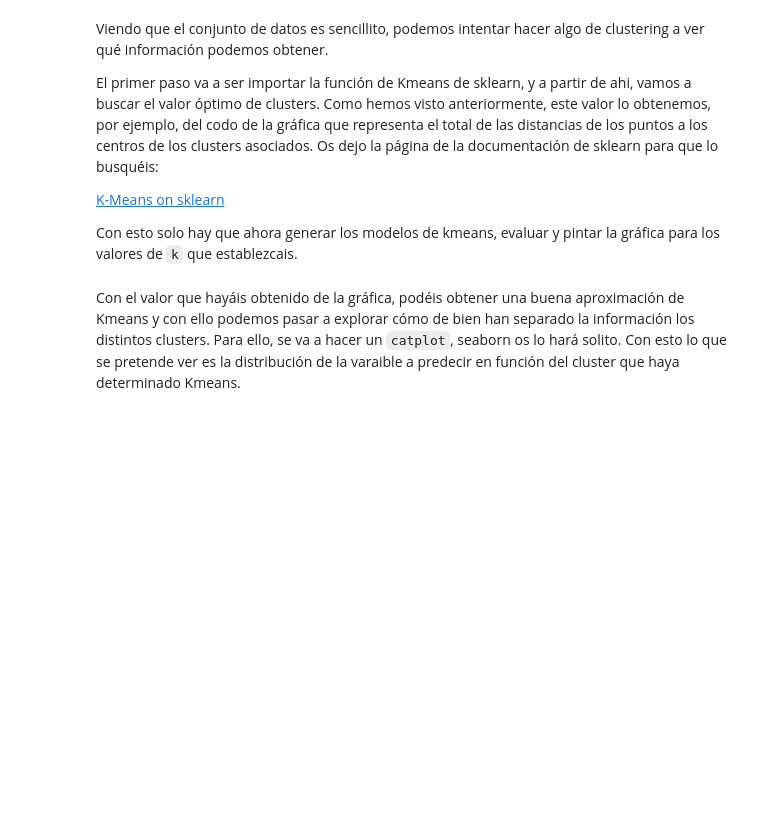
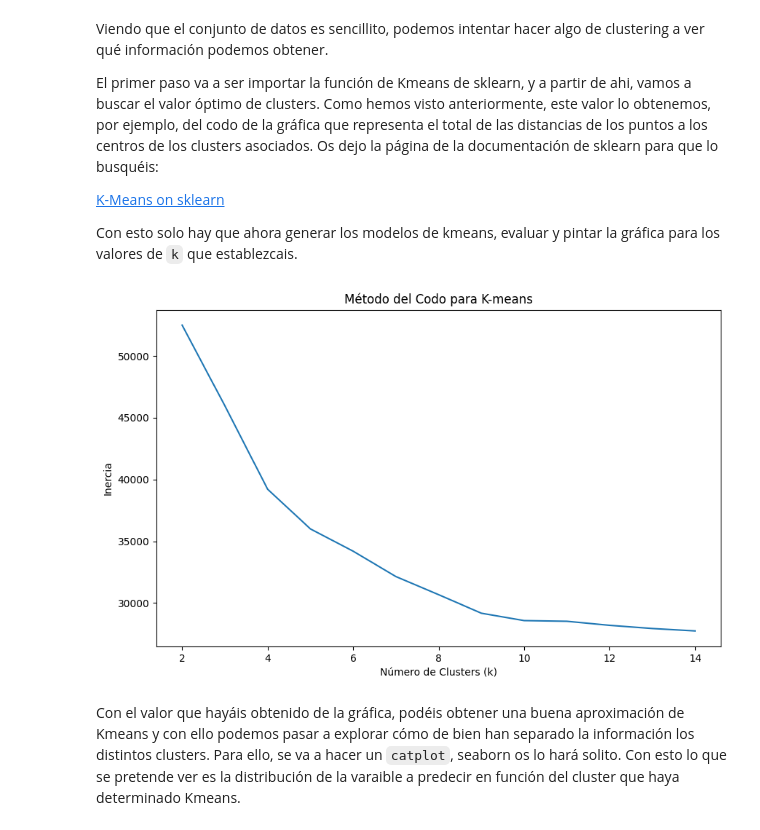
Before and after one commit to Jorgeluuu/Proyecto-VIII-Aprendizaje-No-supervisado, a Jupyter notebook: notebooks/workshop-clustering-pca.ipynb, the cells around one changed output. Cells and saved outputs as stored; diff of their text form; code cells hidden in the pictures; blank space fills up the shorter version.

```diff
--- a/notebooks/workshop-clustering-pca.ipynb
+++ b/notebooks/workshop-clustering-pca.ipynb
@@ -229,14 +229,24 @@ Con esto solo hay que ahora generar los modelos de kmeans, evaluar y pintar la g
 # %%
 from sklearn.cluster import KMeans
 
 scores = []
-k_values = # definir un rango
-for a in k_values:
+k_values = range(2, 15) # definir un rango
+for k in k_values:
 
     # Definir Kmeans y ajustar
+    kmeans = KMeans(n_clusters=k, random_state=42)
+    kmeans.fit(X_train)
+    scores.append(kmeans.inertia_)
     # Guardar la predicción
 
+plt.figure(figsize=(10, 6))
 sns.lineplot(x=k_values, y=scores)
+plt.title('Método del Codo para K-means')
+plt.xlabel('Número de Clusters (k)')
+plt.ylabel('Inercia')
+plt.show()
+# %% [output]
+[figure, added]
 # %% [markdown]
 Con el valor que hayáis obtenido de la gráfica, podéis obtener una buena aproximación de Kmeans y con ello podemos pasar a explorar cómo de bien han separado la información los distintos clusters. Para ello, se va a hacer un ``catplot``, seaborn os lo hará solito. Con esto lo que se pretende ver es la distribución de la varaible a predecir en función del cluster que haya determinado Kmeans.
 # %%
```
Also changed, not shown: parts of 3 cells of this notebook.
